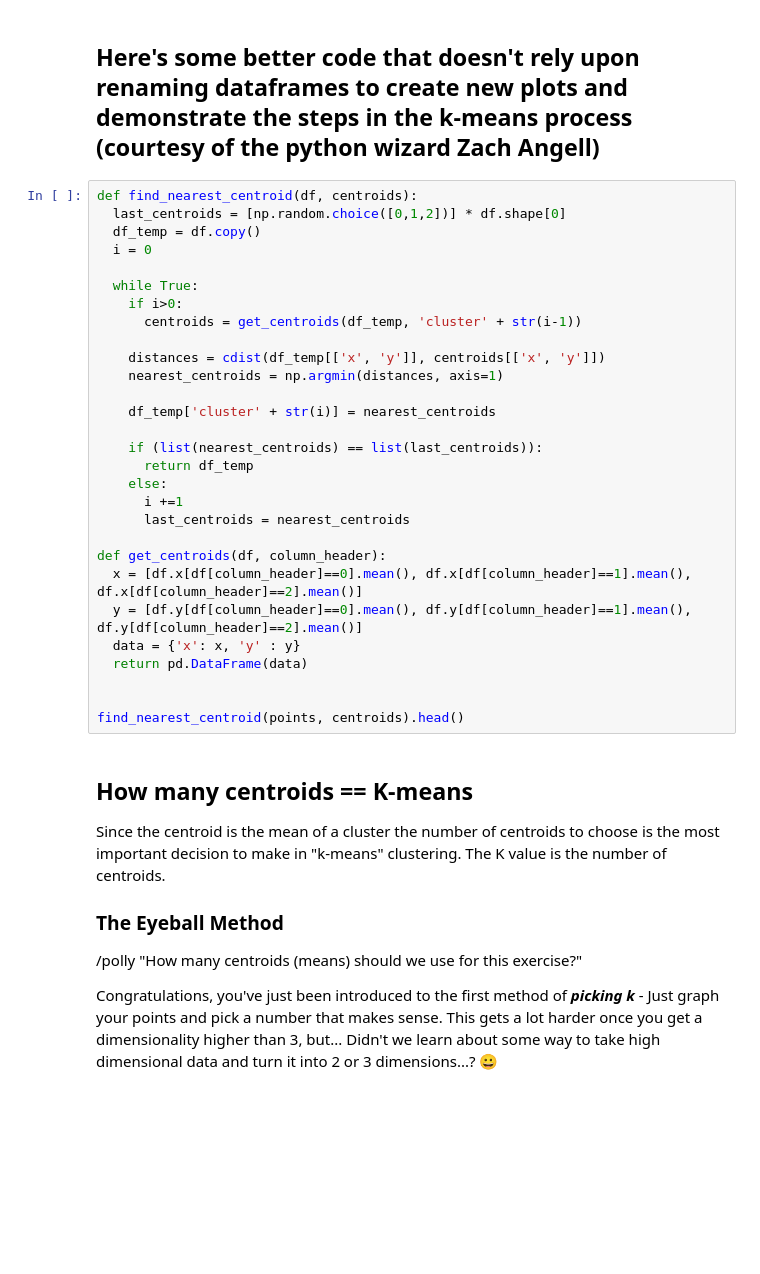
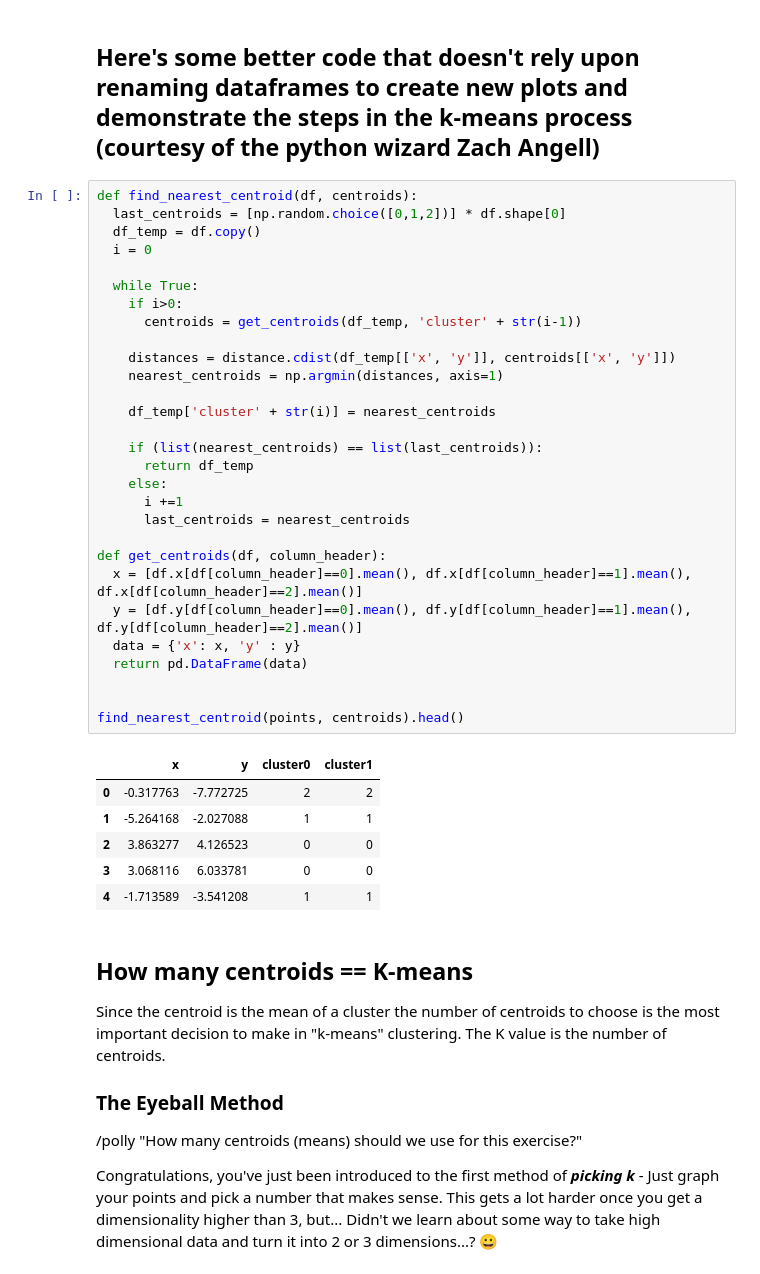
Before and after one commit to BJanota11/DS-Unit-1-Sprint-4-Linear-Algebra, a Jupyter notebook: module4-clustering/Clustering_and_NFL.ipynb, the cells around one changed output. Drawn from its saved outputs; the diff is of its cells as text; blank space fills up the shorter version.

```diff
--- a/module4-clustering/Clustering_and_NFL.ipynb
+++ b/module4-clustering/Clustering_and_NFL.ipynb
@@ -359,32 +415,39 @@ print("Are we at convergence?? - ", convergence)
 # %%
 def find_nearest_centroid(df, centroids):
   last_centroids = [np.random.choice([0,1,2])] * df.shape[0]
   df_temp = df.copy()
   i = 0
 
   while True:
     if i>0:
       centroids = get_centroids(df_temp, 'cluster' + str(i-1))
 
-    distances = cdist(df_temp[['x', 'y']], centroids[['x', 'y']])
+    distances = distance.cdist(df_temp[['x', 'y']], centroids[['x', 'y']])
     nearest_centroids = np.argmin(distances, axis=1)
 
     df_temp['cluster' + str(i)] = nearest_centroids
 
     if (list(nearest_centroids) == list(last_centroids)):
       return df_temp
     else:
       i +=1
       last_centroids = nearest_centroids
 
 def get_centroids(df, column_header):
   x = [df.x[df[column_header]==0].mean(), df.x[df[column_header]==1].mean(), df.x[df[column_header]==2].mean()]
   y = [df.y[df[column_header]==0].mean(), df.y[df[column_header]==1].mean(), df.y[df[column_header]==2].mean()]
   data = {'x': x, 'y' : y}
   return pd.DataFrame(data)
 
 
 find_nearest_centroid(points, centroids).head()
+# %% [output]
+|  | x | y | cluster0 | cluster1 |
+| 0 | -0.317763 | -7.772725 | 2 | 2 |
+| 1 | -5.264168 | -2.027088 | 1 | 1 |
+| 2 | 3.863277 | 4.126523 | 0 | 0 |
+| 3 | 3.068116 | 6.033781 | 0 | 0 |
+| 4 | -1.713589 | -3.541208 | 1 | 1 |
 # %% [markdown]
 ## How many centroids == K-means
 
```
Also changed, not shown: parts of 25 cells of this notebook.
